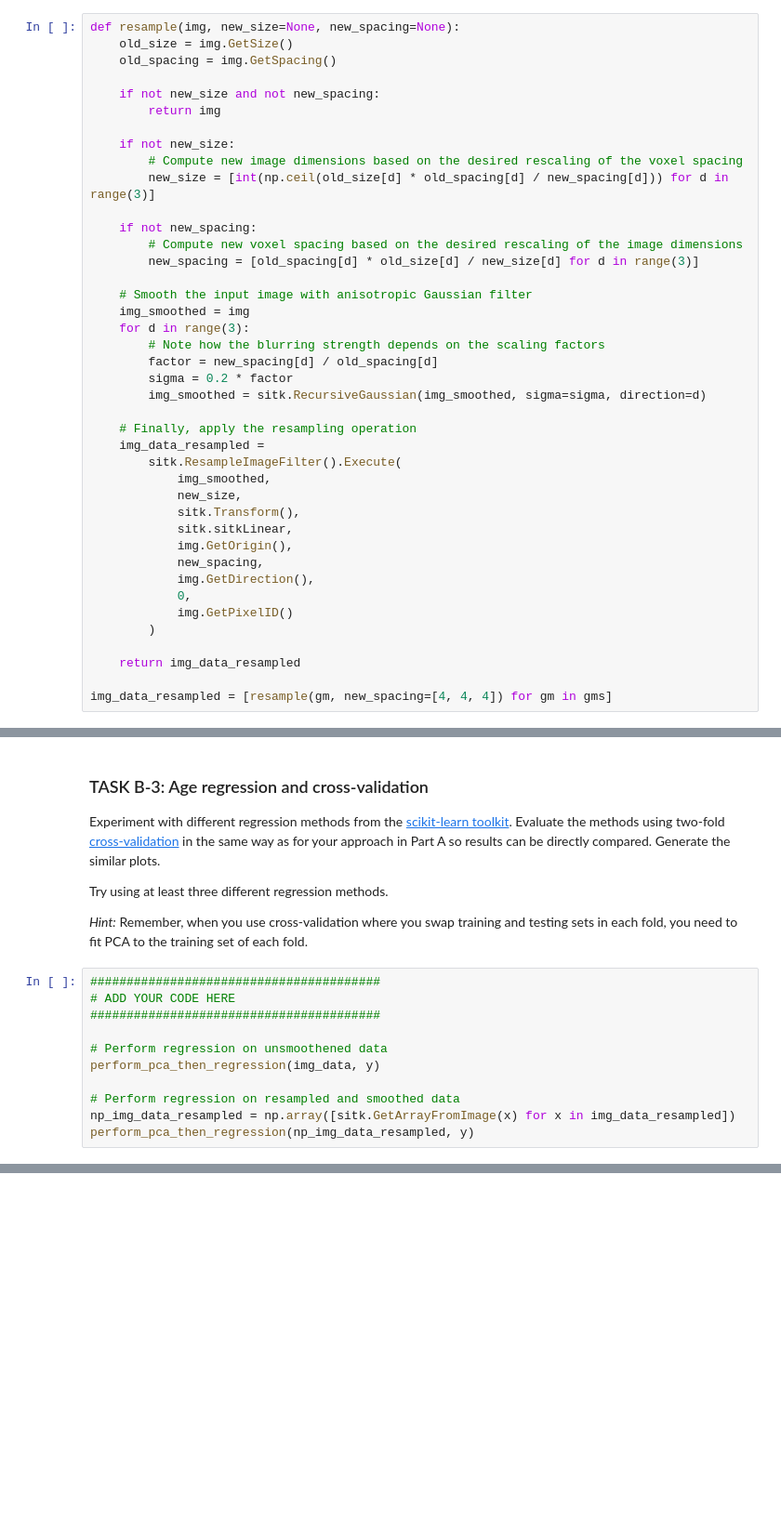
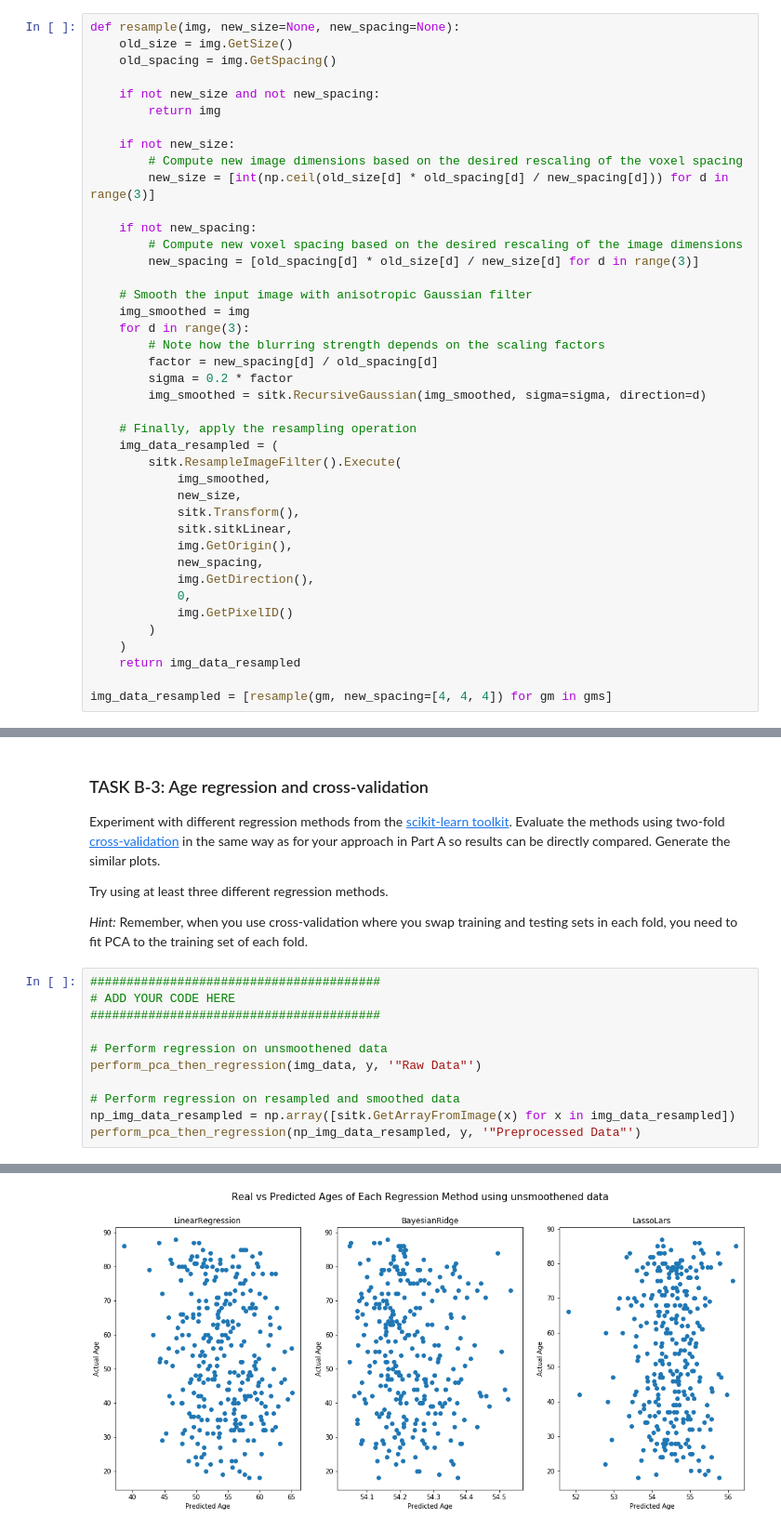
Before and after one commit to 94929/age-regression-from-brain-mri-images, a Jupyter notebook: mli-coursework-2/MLI-CW-2.ipynb, the cells around one changed output, grey strips where cells are left out. Shown at 93% size. Cells and saved outputs as stored; diff of their text form; blank space fills up the shorter version.

```diff
--- a/mli-coursework-2/MLI-CW-2.ipynb
+++ b/mli-coursework-2/MLI-CW-2.ipynb
@@ -1035,7 +1038,7 @@ def resample(img, new_size=None, new_spacing=None):
         img_smoothed = sitk.RecursiveGaussian(img_smoothed, sigma=sigma, direction=d)
 
     # Finally, apply the resampling operation
-    img_data_resampled =
+    img_data_resampled = (
         sitk.ResampleImageFilter().Execute(
             img_smoothed,
             new_size,
@@ -1047,7 +1050,7 @@ def resample(img, new_size=None, new_spacing=None):
             0,
             img.GetPixelID()
         )
-
+    )
     return img_data_resampled
 
 img_data_resampled = [resample(gm, new_spacing=[4, 4, 4]) for gm in gms]
@@ -1136,8 +1173,9 @@ Try using at least three different regression methods.
 ########################################
 
 # Perform regression on unsmoothened data
-perform_pca_then_regression(img_data, y)
+perform_pca_then_regression(img_data, y, '"Raw Data"')
 
 # Perform regression on resampled and smoothed data
 np_img_data_resampled = np.array([sitk.GetArrayFromImage(x) for x in img_data_resampled])
-perform_pca_then_regression(np_img_data_resampled, y)
+perform_pca_then_regression(np_img_data_resampled, y, '"Preprocessed Data"')
+# %% [output]
@@ -1143,0 +1199 @@ perform_pca_then_regression(np_img_data_resampled, y)
+[figure, added]
```
Also changed, not shown: parts of 7 cells of this notebook.
